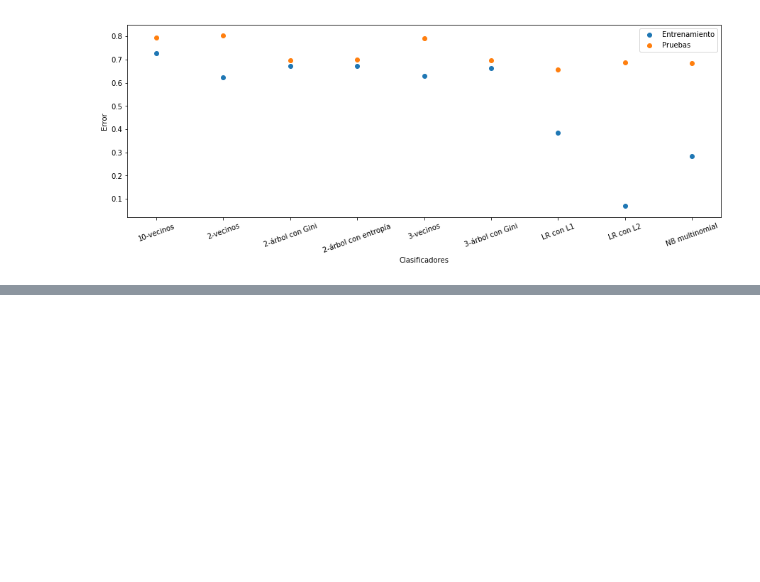
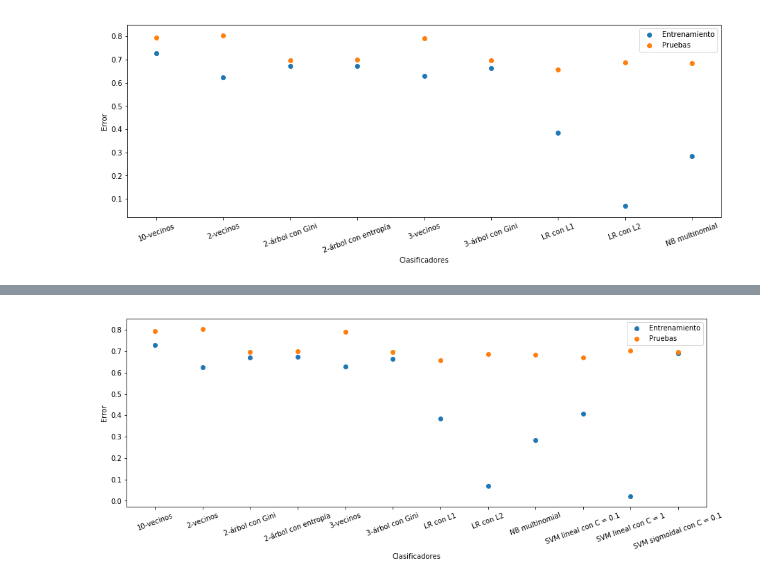
Before and after one commit to TattooeDeer/Tarea-2-ML, a Jupyter notebook: Tarea 2.ipynb, the cells around one changed output, grey strips where cells are left out. Saved outputs shown, nothing was run; the diff lists cells and outputs as text; code cells hidden in the pictures; blank space fills up the shorter version.

```diff
--- a/Tarea 2.ipynb
+++ b/Tarea 2.ipynb
@@ -1249,0 +1285,11 @@ plt.show()
+# %%
+# la segunda
+
+name = "SVM lineal con C = 1"
+model = OneVsOneClassifier(SVM(C = 1, kernel = "linear"))
+model.fit(X_train, y_train)
+etr, ets, report = test_model_advanced(model, X_train, y_train, X_test, y_test)
+print_accuracy_advanced(name, etr, ets, report)
+training_errors.append(etr)
+testing_errors.append(ets)
+classifier_names.append(name)
@@ -1249,0 +1314,11 @@ plt.show()
+# %%
+# la no cuarta
+
+name = "SVM sigmoidal con C = 0.1"
+model = OneVsOneClassifier(SVM(C = 0.1, kernel = "sigmoid"))
+model.fit(X_train, y_train)
+etr, ets, report = test_model_advanced(model, X_train, y_train, X_test, y_test)
+print_accuracy_advanced(name, etr, ets, report)
+training_errors.append(etr)
+testing_errors.append(ets)
+classifier_names.append(name)
@@ -1249,0 +1343,14 @@ plt.show()
+# %%
+# plotear de nuevo con los datos recién obtenidos
+
+plt.figure(figsize = (15,5))
+plt.scatter(classifier_names, training_errors, label = "Entrenamiento")
+plt.scatter(classifier_names, testing_errors, label = "Pruebas")
+plt.axis("tight")
+plt.xlabel("Clasificadores")
+plt.xticks(rotation = 20)
+plt.ylabel("Error")
+plt.legend()
+plt.show()
+# %% [output]
+[figure, added]
```
Also changed, not shown: parts of 4 cells of this notebook.
